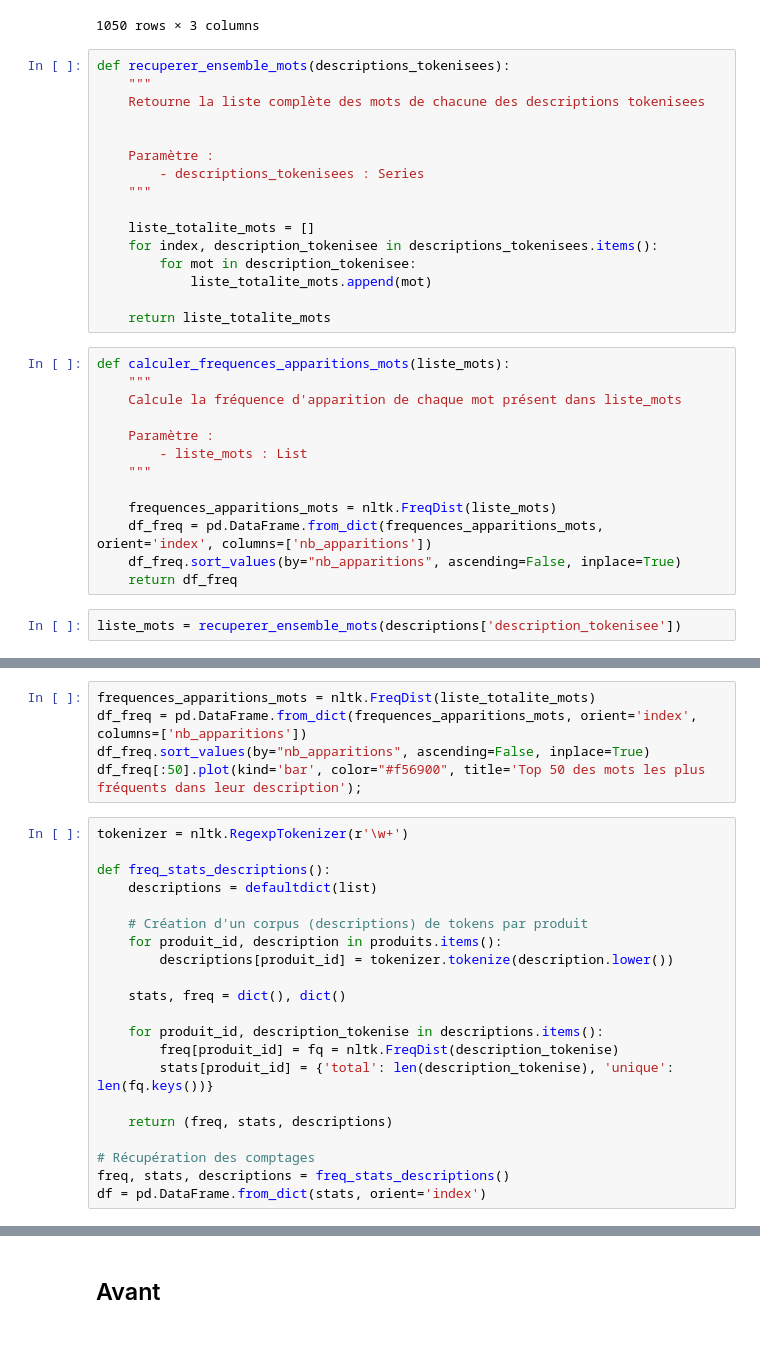
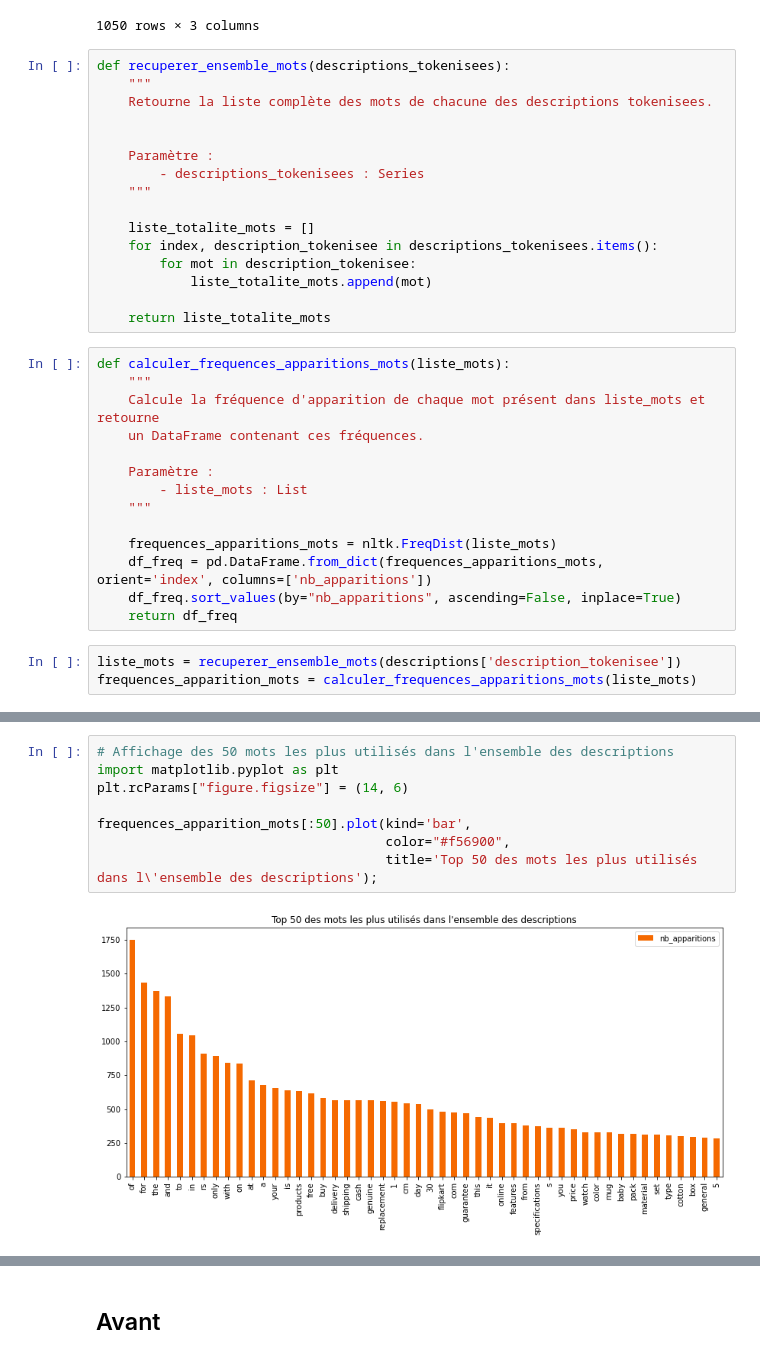
Before and after one commit to sebastienbourgeois/oc-p6-classifier-biens-consommation, a Jupyter notebook: P6_01_notebook.ipynb, the cells around one changed output, grey strips where cells are left out. Cells and saved outputs as stored; diff of their text form.

Commit message:
Affichage des mots les plus fréquents en utilisant les fonctions créées

```diff
--- a/P6_01_notebook.ipynb
+++ b/P6_01_notebook.ipynb
@@ -143,7 +162,7 @@ descriptions
 # %%
 def recuperer_ensemble_mots(descriptions_tokenisees):
     """
-    Retourne la liste complète des mots de chacune des descriptions tokenisees
+    Retourne la liste complète des mots de chacune des descriptions tokenisees.
 
 
     Paramètre :
@@ -159,7 +178,8 @@ def recuperer_ensemble_mots(descriptions_tokenisees):
 # %%
 def calculer_frequences_apparitions_mots(liste_mots):
     """
-    Calcule la fréquence d'apparition de chaque mot présent dans liste_mots
+    Calcule la fréquence d'apparition de chaque mot présent dans liste_mots et retourne
+    un DataFrame contenant ces fréquences.
 
     Paramètre :
         - liste_mots : List
@@ -171,3 +191,4 @@ def calculer_frequences_apparitions_mots(liste_mots):
     return df_freq
 # %%
 liste_mots = recuperer_ensemble_mots(descriptions['description_tokenisee'])
+frequences_apparition_mots = calculer_frequences_apparitions_mots(liste_mots)
@@ -184,26 +195,10 @@ for produits_id, description_tokenise in descriptions.items():
-# %%
-frequences_apparitions_mots = nltk.FreqDist(liste_totalite_mots)
-df_freq = pd.DataFrame.from_dict(frequences_apparitions_mots, orient='index', columns=['nb_apparitions'])
-df_freq.sort_values(by="nb_apparitions", ascending=False, inplace=True)
-df_freq[:50].plot(kind='bar', color="#f56900", title='Top 50 des mots les plus fréquents dans leur description');
-# %%
-tokenizer = nltk.RegexpTokenizer(r'\w+')
-
-def freq_stats_descriptions():
-    descriptions = defaultdict(list)
-
-    # Création d'un corpus (descriptions) de tokens par produit
-    for produit_id, description in produits.items():
-        descriptions[produit_id] = tokenizer.tokenize(description.lower())
-
-    stats, freq = dict(), dict()
-
-    for produit_id, description_tokenise in descriptions.items():
-        freq[produit_id] = fq = nltk.FreqDist(description_tokenise)
-        stats[produit_id] = {'total': len(description_tokenise), 'unique': len(fq.keys())}
-
-    return (freq, stats, descriptions)
-
-# Récupération des comptages
-freq, stats, descriptions = freq_stats_descriptions()
-df = pd.DataFrame.from_dict(stats, orient='index')
+# %%
+# Affichage des 50 mots les plus utilisés dans l'ensemble des descriptions
+import matplotlib.pyplot as plt
+plt.rcParams["figure.figsize"] = (14, 6)
+
+frequences_apparition_mots[:50].plot(kind='bar',
+                                     color="#f56900",
+                                     title='Top 50 des mots les plus utilisés dans l\'ensemble des descriptions');
+# %% [output]
+[figure, added]
```
Also changed, not shown: parts of 5 cells of this notebook.
